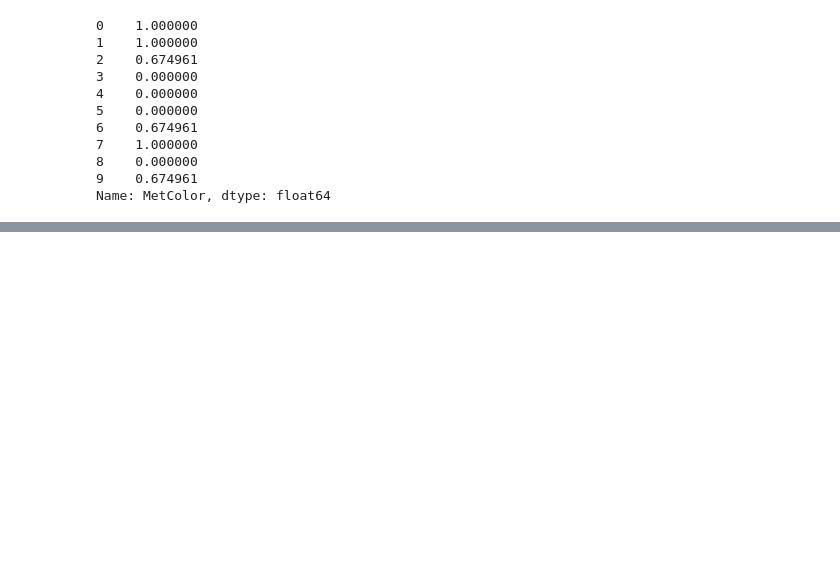
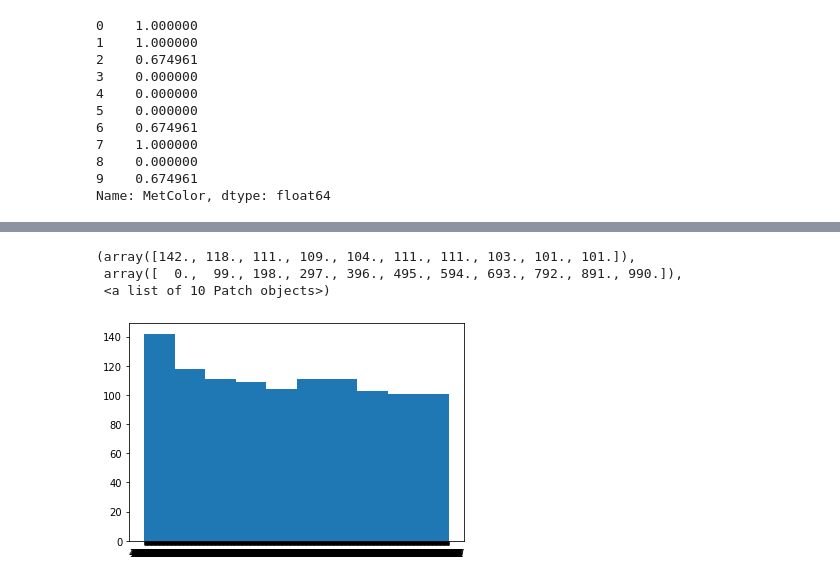
Before and after one commit to amritesh-21/amritesh18cse076, a Jupyter notebook: DMDW_Lab.ipynb, the cells around one changed output, grey strips where cells are left out. Saved outputs shown, nothing was run; the diff lists cells and outputs as text; code cells hidden in the pictures; blank space fills up the shorter version.

```diff
--- a/DMDW_Lab.ipynb
+++ b/DMDW_Lab.ipynb
@@ -280,0 +320,7 @@ Name: MetColor, dtype: float64
+# %%
+plt.hist(data['KM'])
+# %% [output]
+(array([142., 118., 111., 109., 104., 111., 111., 103., 101., 101.]),
+ array([  0.,  99., 198., 297., 396., 495., 594., 693., 792., 891., 990.]),
+ <a list of 10 Patch objects>)
+[figure, added]
```
Also changed, not shown: parts of 9 cells of this notebook.
